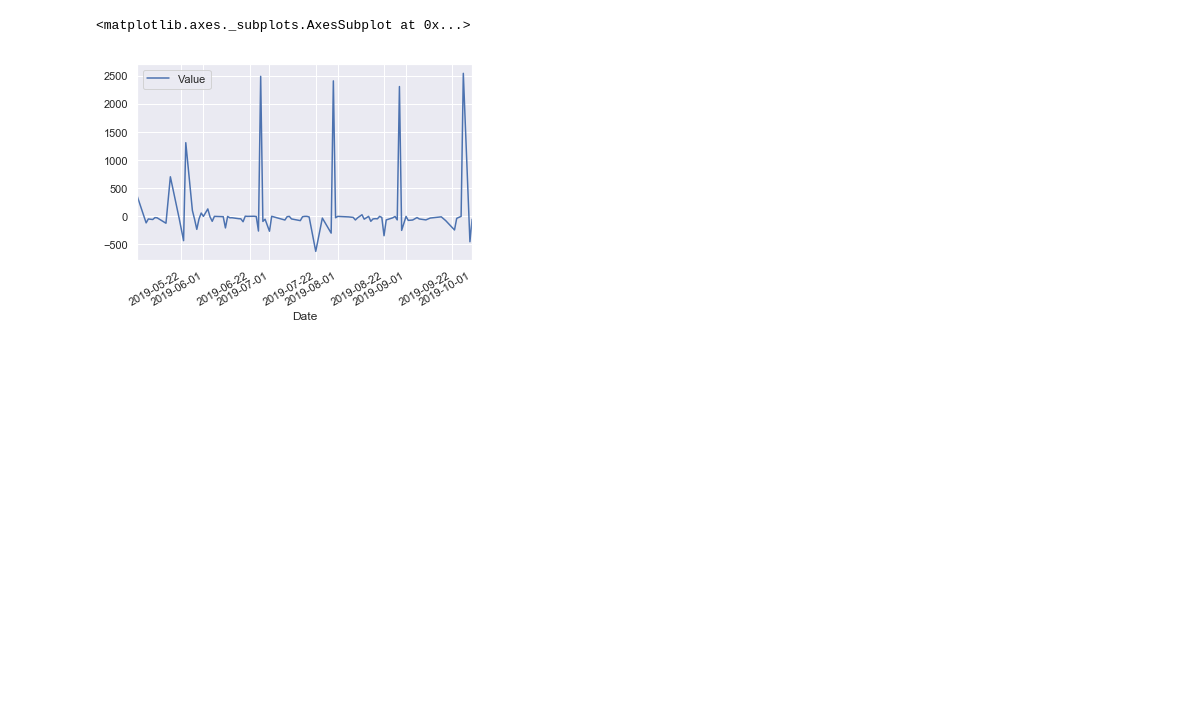
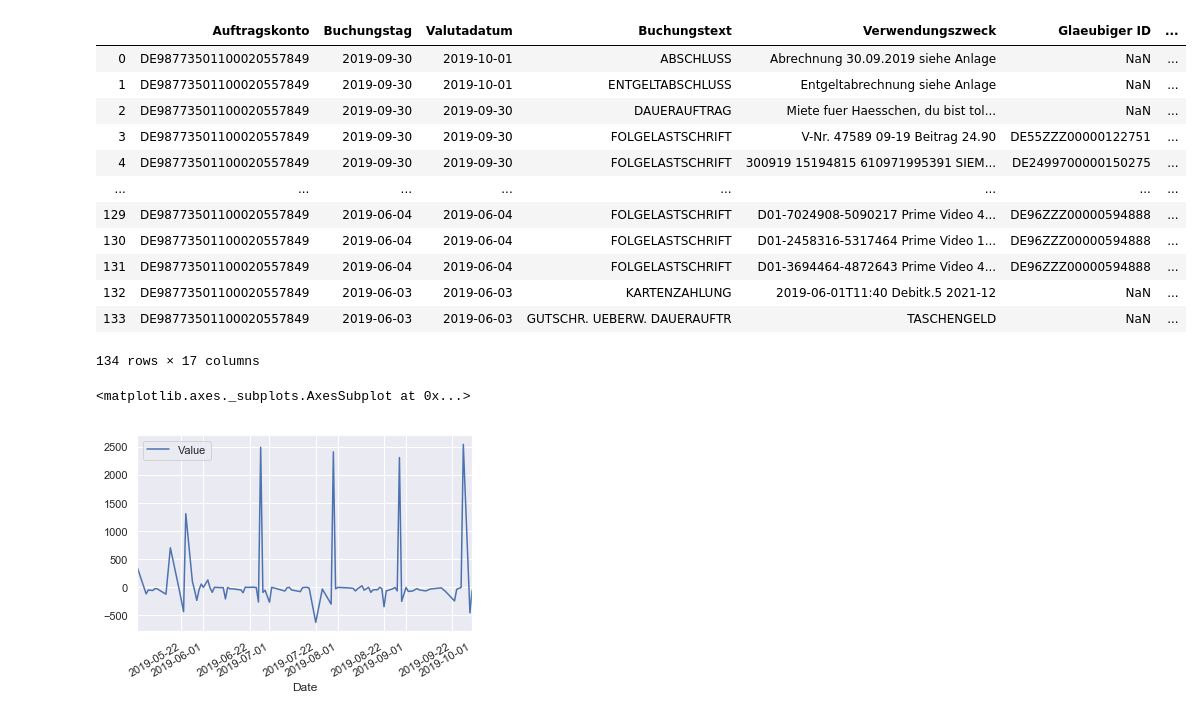
Before and after one commit to janlucasdeinhard/pyfiles, a Jupyter notebook: 50_ADMIN/01_MAINv00.ipynb, the cells around one changed output. Cells and saved outputs as stored; diff of their text form; code cells hidden in the pictures; blank space fills up the shorter version.

```diff
--- a/50_ADMIN/01_MAINv00.ipynb
+++ b/50_ADMIN/01_MAINv00.ipynb
@@ -69,6 +71,22 @@ bf = pd.read_excel('..\\..\\TF_data\\ADMIN\\01\\20191003.xlsx')
 
 bf['Buchungstag'] = pd.to_datetime(bf['Buchungstag'],format='%d.%m.%y')
 bf['Valutadatum'] = pd.to_datetime(bf['Valutadatum'],format='%d.%m.%y')
+# %%
+bf
+# %% [output]
+|  | Auftragskonto | Buchungstag | Valutadatum | Buchungstext | Verwendungszweck | Glaeubiger ID | ... |
+| 0 | DE98773501100020557849 | 2019-09-30 | 2019-10-01 | ABSCHLUSS | Abrechnung 30.09.2019 siehe Anlage | NaN | ... |
+| 1 | DE98773501100020557849 | 2019-09-30 | 2019-10-01 | ENTGELTABSCHLUSS | Entgeltabrechnung siehe Anlage | NaN | ... |
+| 2 | DE98773501100020557849 | 2019-09-30 | 2019-09-30 | DAUERAUFTRAG | Miete fuer Haesschen, du bist tol... | NaN | ... |
+| 3 | DE98773501100020557849 | 2019-09-30 | 2019-09-30 | FOLGELASTSCHRIFT | V-Nr. 47589 09-19 Beitrag 24.90 | DE55ZZZ00000122751 | ... |
+| 4 | DE98773501100020557849 | 2019-09-30 | 2019-09-30 | FOLGELASTSCHRIFT | 300919 15194815 610971995391 SIEM... | DE2499700000150275 | ... |
+| ... | ... | ... | ... | ... | ... | ... | ... |
+| 129 | DE98773501100020557849 | 2019-06-04 | 2019-06-04 | FOLGELASTSCHRIFT | D01-7024908-5090217 Prime Video 4... | DE96ZZZ00000594888 | ... |
+| 130 | DE98773501100020557849 | 2019-06-04 | 2019-06-04 | FOLGELASTSCHRIFT | D01-2458316-5317464 Prime Video 1... | DE96ZZZ00000594888 | ... |
+| 131 | DE98773501100020557849 | 2019-06-04 | 2019-06-04 | FOLGELASTSCHRIFT | D01-3694464-4872643 Prime Video 4... | DE96ZZZ00000594888 | ... |
+| 132 | DE98773501100020557849 | 2019-06-03 | 2019-06-03 | KARTENZAHLUNG | 2019-06-01T11:40 Debitk.5 2021-12 | NaN | ... |
+| 133 | DE98773501100020557849 | 2019-06-03 | 2019-06-03 | GUTSCHR. UEBERW. DAUERAUFTR | TASCHENGELD | NaN | ... |
+134 rows × 17 columns
 # %%
 df = bf[['Buchungstag','Valutadatum','Buchungstext','Verwendungszweck','Beguenstigter/Zahlungspflichtiger','Kontonummer/IBAN','Betrag']].rename(columns={
     'Valutadatum':'Date',
```
Also changed, not shown: parts of 1 cell of this notebook, 1 other file.
